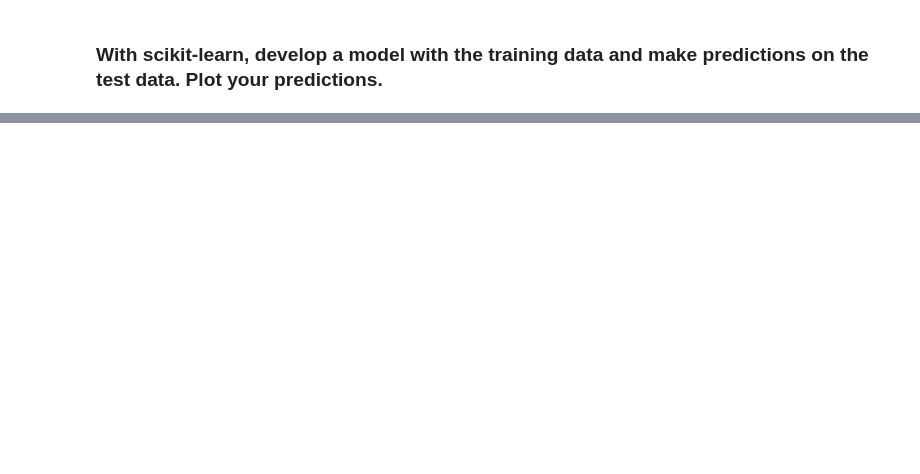
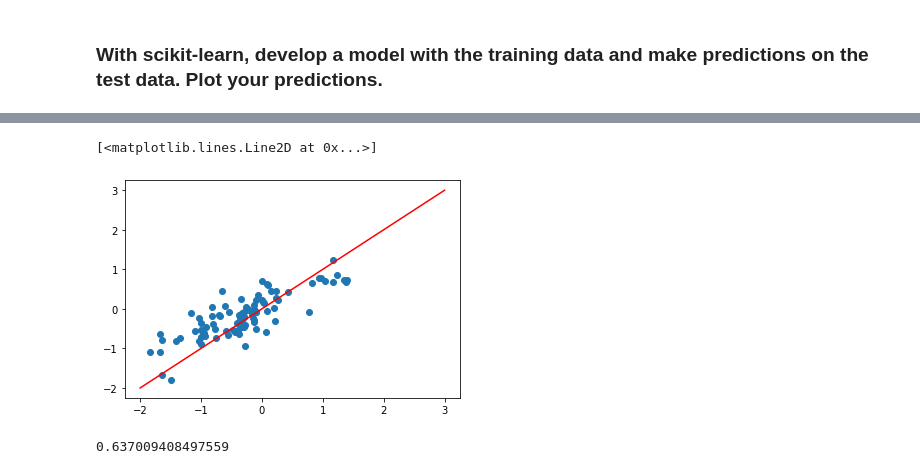
Before and after one commit to anshsandhu/data-science-for-mechanical-systems, a Jupyter notebook: assignment-1-boston-housing.ipynb, the cells around one changed output, grey strips where cells are left out. Cells and saved outputs as stored; diff of their text form; code cells hidden in the pictures; blank space fills up the shorter version.

```diff
--- a/assignment-1-boston-housing.ipynb
+++ b/assignment-1-boston-housing.ipynb
@@ -109,6 +103,2 @@ for i in np.arange(1,len(df.columns)+1):
 # %% [markdown]
 #### These might be outliers
-# %%
-df = df[((df['medv'] < 50)) & ((df['crim'] < 50) & (df['zn'] < 60))]
-X = df_outlier[['lstat','rm','ptratio']]
-y = df_outlier['medv']
@@ -123,3 +105,5 @@ for i in np.arange(1,len(df_outlier.columns)+1):
+# %%
+df = df[ ((df['medv'] < 2) & (df['crim']<4))
 # %% [markdown]
 ### 2. What features are most correlated with housing price?
 # %%
@@ -155,6 +173,6 @@ b. zn has  high negeative correlation with indus, nox and age, and can probably
 # %%
 # Inserting the relavant features into the model:
-X = df[['lstat','zn','ptratio']]
+X = df[['lstat','rm','ptratio', 'zn']]
 y = df['medv']
 # %% [markdown]
 ### With scikit-learn, develop a model with the training data and make predictions on the test data. Plot your predictions.
@@ -186,3 +224,12 @@ plt.scatter(y_test, y_pred)
+# %%
+plt.scatter(y_test, y_pred)
+x = np.linspace(-2, 3, 10)
+plt.plot(x, x, linestyle='solid', color='red')
+# %% [output]
+[<matplotlib.lines.Line2D at 0x...>]
+[figure, added]
 # %%
 from sklearn.metrics import r2_score
 r2_score(y_test, y_pred)
+# %% [output]
+0.637009408497559
```
Also changed, not shown: parts of 18 cells of this notebook.
